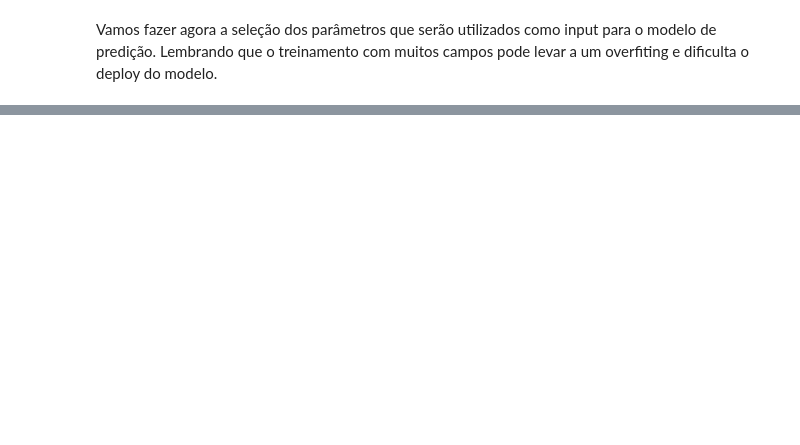
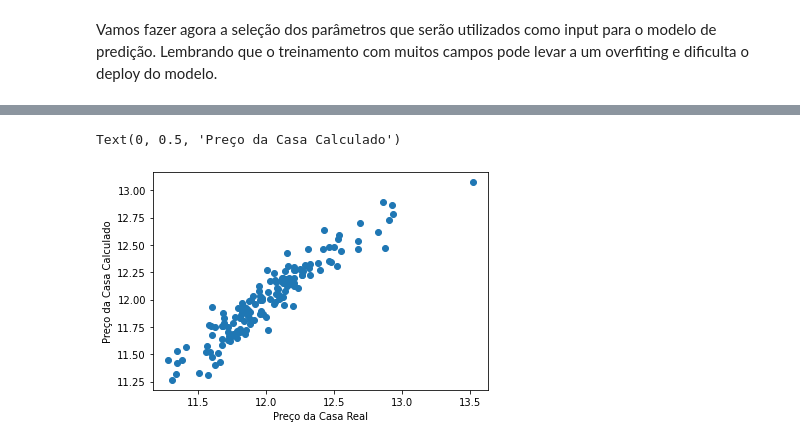
Before and after one commit to sergioaugusto94/ML_Production_House_Prices, a Jupyter notebook: ML_production.ipynb, the cells around one changed output, grey strips where cells are left out. Saved outputs shown, nothing was run; the diff lists cells and outputs as text; code cells hidden in the pictures; blank space fills up the shorter version.

```diff
--- a/ML_production.ipynb
+++ b/ML_production.ipynb
@@ -885,4 +907,11 @@ from sklearn.linear_model import Lasso
 
 # Estabelecemos a semente de forma a garantir a reprodutibilidade do modelo quando
 # colocarmos este em produção.
-sel = SelectFromModel(X_train, y_train, random_state = 0)
+# Alpha é um parâmetro usado para penalizar algumas váriaveis que não ajudariam
+# na aprendizagem do algoritmo. Para fins didáticos, estabeleceu-se um valor pequeno
+# para não eliminar tantas variáveis. O correto seria realizar Cross Validation
+# para selecionar o melhor valor.
+sel = SelectFromModel(Lasso(alpha = 0.001, random_state = 0))
+
+# Vamos treinar o modelo Lasso para selecionar as melhores variáveis
+sel.fit(X_train, y_train)
@@ -888,0 +963,14 @@ sel = SelectFromModel(X_train, y_train, random_state = 0)
+# %%
+features = pd.read_csv('selected_ft.csv')
+features = features['0'].to_list()
+# %%
+# Reduzindo o tamanho do DF
+
+X_train = X_train[features]
+X_test = X_test[features]
+# %%
+# Realizando o treinamento do algoritmo de regressão linear
+
+lin_model = Lasso(alpha = 0.001, random_state = 0)
+
+lin_model.fit(X_train, y_train)
@@ -888,0 +1011,7 @@ sel = SelectFromModel(X_train, y_train, random_state = 0)
+# %%
+plt.scatter(y_test, lin_model.predict(X_test))
+plt.xlabel('Preço da Casa Real')
+plt.ylabel('Preço da Casa Calculado')
+# %% [output]
+Text(0, 0.5, 'Preço da Casa Calculado')
+[figure, added]
```
Also changed, not shown: parts of 21 cells of this notebook.
